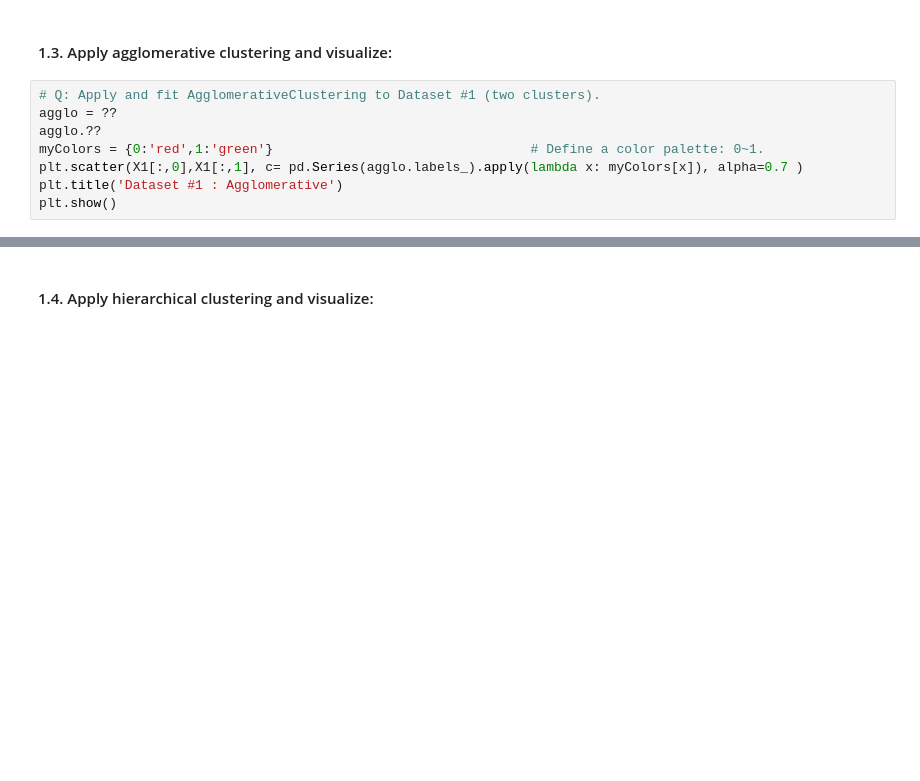
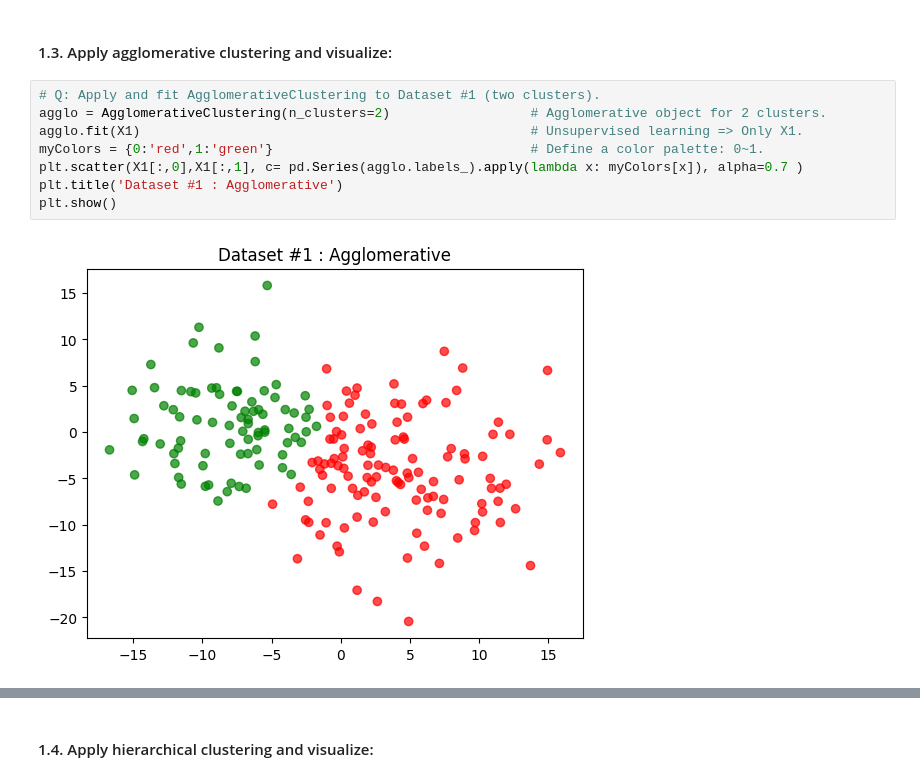
Before and after one commit to socrallacer/IA_DIPLOMA_SAMSUNG, a Jupyter notebook: MACHINE_LEARNING/UNSUPERVISED/43. ex_0403.ipynb, the cells around one changed output, grey strips where cells are left out. Cells and saved outputs as stored; diff of their text form; blank space fills up the shorter version.

```diff
--- a/MACHINE_LEARNING/UNSUPERVISED/43. ex_0403.ipynb
+++ b/MACHINE_LEARNING/UNSUPERVISED/43. ex_0403.ipynb
@@ -58,11 +62,13 @@ plt.show()
 #### 1.3. Apply agglomerative clustering and visualize:
 # %%
 # Q: Apply and fit AgglomerativeClustering to Dataset #1 (two clusters).
-agglo = ??
-agglo.??
+agglo = AgglomerativeClustering(n_clusters=2)                  # Agglomerative object for 2 clusters.
+agglo.fit(X1)                                                  # Unsupervised learning => Only X1.
 myColors = {0:'red',1:'green'}                                 # Define a color palette: 0~1.
 plt.scatter(X1[:,0],X1[:,1], c= pd.Series(agglo.labels_).apply(lambda x: myColors[x]), alpha=0.7 )
 plt.title('Dataset #1 : Agglomerative')
 plt.show()
+# %% [output]
+[figure, added]
 # %%
 # Q: Apply and fit AgglomerativeClustering to Dataset #2 (two clusters).
```
Also changed, not shown: parts of 10 cells of this notebook, 14 other files.
